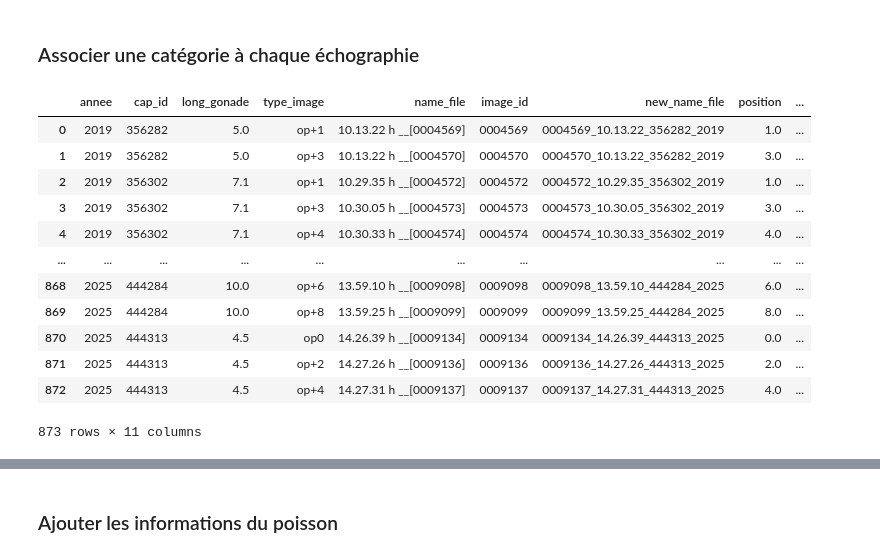
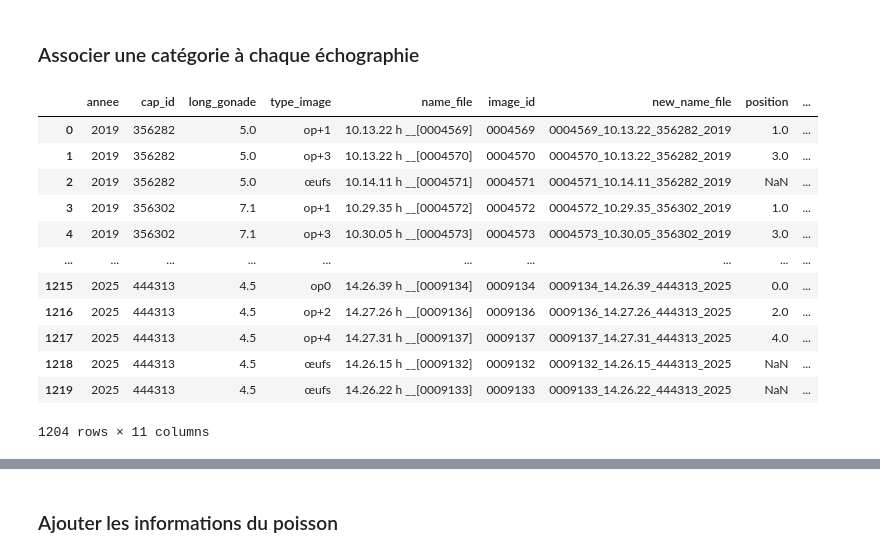
Before and after one commit to loranedp/Stage-GonAIde-2026, a Jupyter notebook: Debut/utils/pre-traitement.ipynb, the cells around one changed output, grey strips where cells are left out. Drawn from its saved outputs; the diff is of its cells as text; code cells hidden in the pictures.

```diff
--- a/Debut/utils/pre-traitement.ipynb
+++ b/Debut/utils/pre-traitement.ipynb
@@ -22,8 +22,9 @@ df = df.rename({"id_image": "name_file"}, axis = 1)
 
 df_cap = pd.read_excel('Correspondance_Capture-Echographe.xlsx', sheet_name = 1, usecols=[4,10,11,20])
 
-# Filtre sur les lignes sans identifiants
+# Filtre sur les lignes sans identifiants et sans nom
 df = df[df.cap_id != "?"]
+df = df[df.name_file != "na"]
 
 print(df)
 print(df_cap)
@@ -48,6 +49,7 @@ print(df_cap)
 # %% [markdown]
 ### Conservation uniquement des coupes transversales (avec gonades)
 # %%
-df = df[df.type_image != "œufs"]
-print(f"Nombre d'échographies de gonades : {len(df)}")
+print(f"Nombre d'échographies : {len(df)}")
+print(f"Nombre d'échographies de gonades : {len(df[df.type_image != 'œufs'])}")
+print(f"Nombre d'échographies d'œufs : {len(df[df.type_image == 'œufs'])}")
 # %% [output]
@@ -270,11 +247,10 @@ for index, row in df.iterrows():
 
     new_name_file = f"{image_id}_{heures}_{poisson}_{annee}"
     df.at[index, "new_name_file"] = new_name_file
-# %%
-# ---- Création de nouvelles colonne pour obtenir la position de l'échographie ----
-df['position'] = df['type_image'].str.replace('+', '', regex=False)
-df['position'] = df['position'].str[2:].astype(float)
-df["position_ratio"] = df.position / df.long_gonade
+# %%
+# ---- Création de nouvelles colonne pour obtenir la position de l'échographie ----
+df['position'] = df[df['type_image'] != "œufs"]['type_image'].str.replace('+', '', regex=False).str[2:].astype(float)
+df["position_ratio"] = df.position / df.long_gonade
 # %% [markdown]
 ### Associer une catégorie à chaque échographie
 # %%
@@ -286,7 +262,8 @@ unique_id = df["cap_id"].unique()
 
 for id in unique_id:
     # Récupère les lignes correspondant au poisson
-    rows = df["cap_id"] == id
+    all_fish_rows = df["cap_id"] == id
+    rows = all_fish_rows & (df['type_image'] != "œufs") # Ignore les écho d'oeufs
 
     if rows.any():
         first_row = df[rows].index[0] # Récupère la première échographie
@@ -310,50 +287,50 @@ for id in unique_id:
         df.loc[rows, "categorie"] = np.where(df.loc[rows, "position"] - df.loc[rows, "long_gonade"] < 0, df.loc[rows, "categorie"],
                                             np.where(df.loc[rows, "position"] - df.loc[rows, "long_gonade"] < 0.5, "fin", df.loc[rows, "categorie"])
                                             )
 
         # 4. Gestion des grosses erreurs (décalage important)
         if (df.loc[rows, "categorie"]=="erreur").any(): # Décale progressif de l'erreur pour chaque échographie (sauf la première) pour essayer d'être le plus proche de la réalité
             progressions = np.arange(0, len(df[rows])) / (len(df[rows])-1)  # Crée un tableau de progression pour chaque échographie
             total_error = df.loc[last_row, "position"] - df.loc[last_row, "long_gonade"] # L'erreur entre la dernière échographie et la longueur de la gonade
             df.loc[rows, "position"] = df.loc[rows, "position"] - (total_error * progressions) # Décale chaque échographie en fonction de sa position
 
             # Mise à jour la position de la dernière échographie pour qu'elle corresponde à la longueur de la gonade
             df.loc[last_row, "position"] = df.loc[last_row, "long_gonade"]
 
             # Recalcule le ratio après le décalage
             df.loc[rows, "position_ratio"] = df.loc[rows, "position"] / df.loc[rows, "long_gonade"]
 
             # Mise à jour des catégories après le décalage
             df.loc[rows, "categorie"] = np.where(df.loc[rows, "position_ratio"] > 1, "erreur",
                                                  np.where(df.loc[rows, "position_ratio"] > 0.6, "fin",
                                                           np.where(df.loc[rows, "position"] > 1, "milieu", "debut"))
                                                           )
 
-        # 5. Regroupe les catégories dans une nouvelle colonne
+        # 5. Supprime les doublons de positions pour un même poisson (sauf oeufs)
+        duplicates = df.loc[rows].duplicated(subset=["cap_id", "position"], keep="last")
+        df = df.drop(df[rows].index[duplicates])
+
+        # 6. Regroupe les catégories dans une nouvelle colonne
         categories = str(list(df.loc[rows, "categorie"]))
         df.loc[rows, "categories"] = categories
 
-        # 6. Supprime les doublons de positions pour un même poisson
-        df = df.drop_duplicates(
-            subset=["cap_id", "position"],
-            keep="last" # Conserve uniquement la dernière échographie
-        )
-df = df.dropna()
+# 7. Supprime les lignes vides
+df = df.dropna(how = 'all')
 df
 # %% [output]
 |  | annee | cap_id | long_gonade | type_image | name_file | image_id | new_name_file | position | ... |
 | 0 | 2019 | 356282 | 5.0 | op+1 | 10.13.22 h __[0004569] | 0004569 | 0004569_10.13.22_356282_2019 | 1.0 | ... |
 | 1 | 2019 | 356282 | 5.0 | op+3 | 10.13.22 h __[0004570] | 0004570 | 0004570_10.13.22_356282_2019 | 3.0 | ... |
-| 2 | 2019 | 356302 | 7.1 | op+1 | 10.29.35 h __[0004572] | 0004572 | 0004572_10.29.35_356302_2019 | 1.0 | ... |
-| 3 | 2019 | 356302 | 7.1 | op+3 | 10.30.05 h __[0004573] | 0004573 | 0004573_10.30.05_356302_2019 | 3.0 | ... |
-| 4 | 2019 | 356302 | 7.1 | op+4 | 10.30.33 h __[0004574] | 0004574 | 0004574_10.30.33_356302_2019 | 4.0 | ... |
+| 2 | 2019 | 356282 | 5.0 | œufs | 10.14.11 h __[0004571] | 0004571 | 0004571_10.14.11_356282_2019 | NaN | ... |
+| 3 | 2019 | 356302 | 7.1 | op+1 | 10.29.35 h __[0004572] | 0004572 | 0004572_10.29.35_356302_2019 | 1.0 | ... |
+| 4 | 2019 | 356302 | 7.1 | op+3 | 10.30.05 h __[0004573] | 0004573 | 0004573_10.30.05_356302_2019 | 3.0 | ... |
 | ... | ... | ... | ... | ... | ... | ... | ... | ... | ... |
-| 868 | 2025 | 444284 | 10.0 | op+6 | 13.59.10 h __[0009098] | 0009098 | 0009098_13.59.10_444284_2025 | 6.0 | ... |
-| 869 | 2025 | 444284 | 10.0 | op+8 | 13.59.25 h __[0009099] | 0009099 | 0009099_13.59.25_444284_2025 | 8.0 | ... |
-| 870 | 2025 | 444313 | 4.5 | op0 | 14.26.39 h __[0009134] | 0009134 | 0009134_14.26.39_444313_2025 | 0.0 | ... |
-| 871 | 2025 | 444313 | 4.5 | op+2 | 14.27.26 h __[0009136] | 0009136 | 0009136_14.27.26_444313_2025 | 2.0 | ... |
-| 872 | 2025 | 444313 | 4.5 | op+4 | 14.27.31 h __[0009137] | 0009137 | 0009137_14.27.31_444313_2025 | 4.0 | ... |
+| 1215 | 2025 | 444313 | 4.5 | op0 | 14.26.39 h __[0009134] | 0009134 | 0009134_14.26.39_444313_2025 | 0.0 | ... |
+| 1216 | 2025 | 444313 | 4.5 | op+2 | 14.27.26 h __[0009136] | 0009136 | 0009136_14.27.26_444313_2025 | 2.0 | ... |
+| 1217 | 2025 | 444313 | 4.5 | op+4 | 14.27.31 h __[0009137] | 0009137 | 0009137_14.27.31_444313_2025 | 4.0 | ... |
+| 1218 | 2025 | 444313 | 4.5 | œufs | 14.26.15 h __[0009132] | 0009132 | 0009132_14.26.15_444313_2025 | NaN | ... |
+| 1219 | 2025 | 444313 | 4.5 | œufs | 14.26.22 h __[0009133] | 0009133 | 0009133_14.26.22_444313_2025 | NaN | ... |
-873 rows × 11 columns
+1204 rows × 11 columns
 # %%
 print(f"Nombre d'images incohérentes : {len(df[df['categorie'] == 'erreur'])}")
 print(f"Nombre d'images au début : {len(df[df['categorie'] == 'debut'])}")
```
Also changed, not shown: parts of 11 cells of this notebook.
